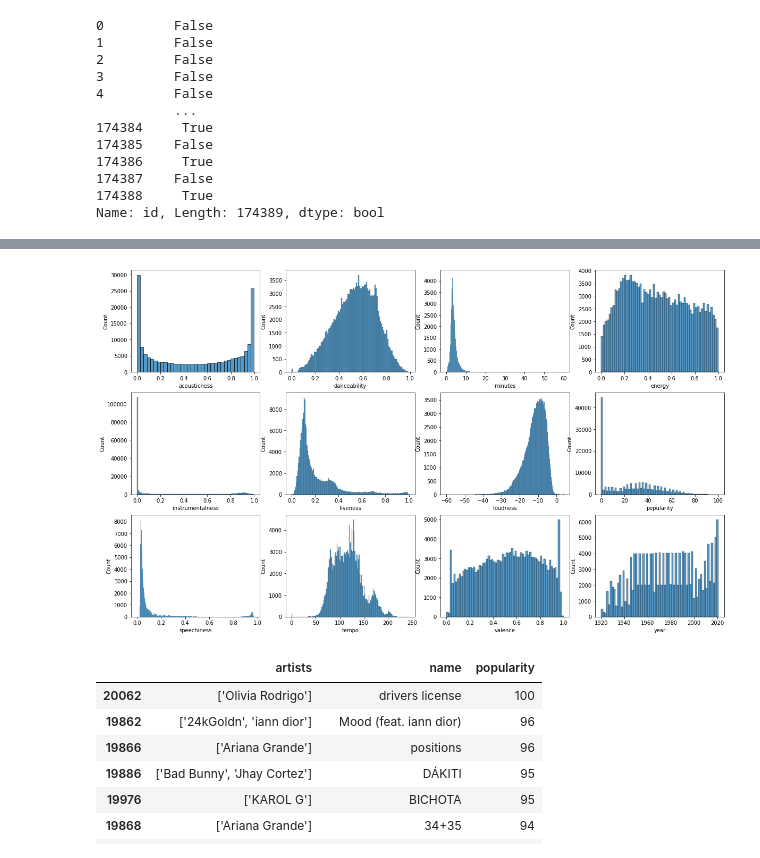
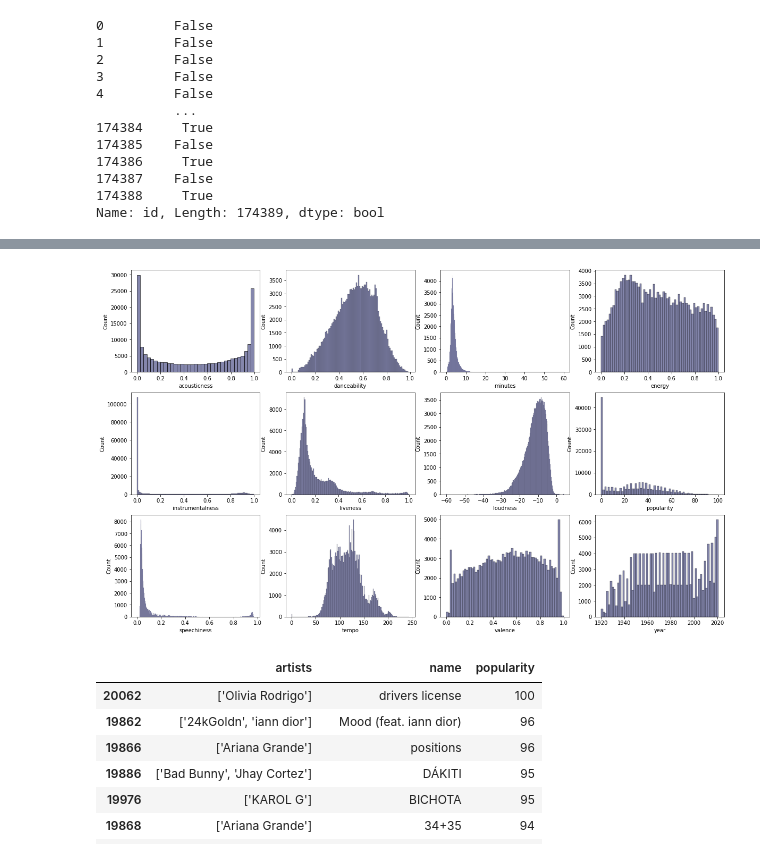
Before and after one commit to Lisstrange/Mini-examples, a Jupyter notebook: Recomendation music on Spotify Dataset.ipynb, the cells around one changed output, grey strips where cells are left out. Drawn from its saved outputs; the diff is of its cells as text; code cells hidden in the pictures.

```diff
--- a/Recomendation music on Spotify Dataset.ipynb
+++ b/Recomendation music on Spotify Dataset.ipynb
@@ -106,0 +103,3 @@ ax = sns.histplot(data['danceability'])
+# %%
+cmp = sns.color_palette("ch:s=.25,rot=-.25", as_cmap=True)
+ax = sns.histplot(data['danceability'], color=cmp.colors[170], bins=50)
@@ -107,15 +108,15 @@ ax = sns.histplot(data['danceability'])
 # %%
 fig, axes = plt.subplots(3, 4, figsize=(20, 12))
 ro = 0
 co = 0
 for col in numcols.iloc[:,1:13].columns:
-    sns.histplot(ax=axes[ro, co], data=numcols.iloc[:,1:], x=col)
+    sns.histplot(ax=axes[ro, co], data=numcols.iloc[:,1:], x=col, color=cmp.colors[170])
     co += 1
     if co == 4:
         ro += 1
         co = 0
 # %% [output]
-[figure, old version]
+[figure, new version]
 # %%
 data[['artists', 'name', 'popularity']].sort_values(by='popularity', ascending=False).head(10)
 # %% [output]
```
Also changed, not shown: parts of 7 cells of this notebook.
